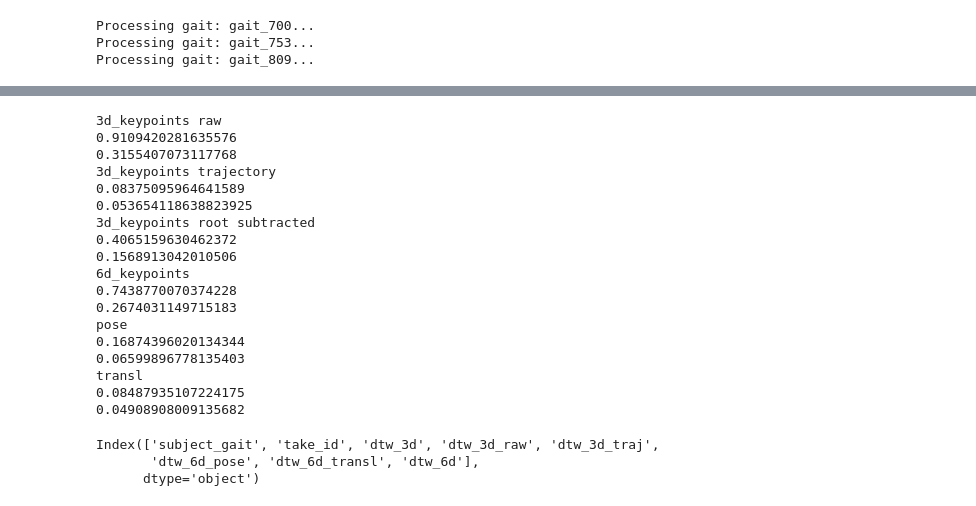
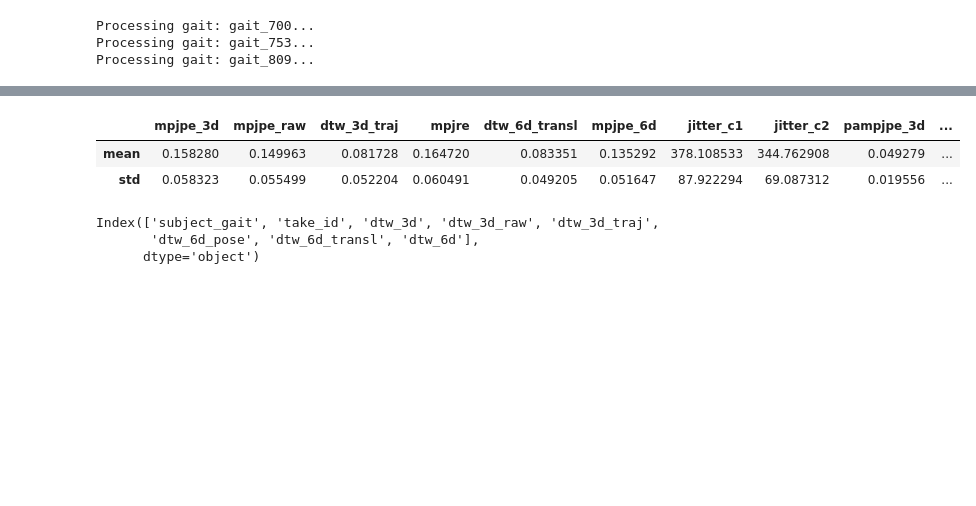
Before and after one commit to Rui1818/3d_motion_generation_cp, a Jupyter notebook: stats.ipynb, the cells around one changed output, grey strips where cells are left out. Saved outputs shown, nothing was run; the diff lists cells and outputs as text; code cells hidden in the pictures; blank space fills up the shorter version.

```diff
--- a/stats.ipynb
+++ b/stats.ipynb
@@ -350,41 +376,17 @@ df
 # %%
-print("3d_keypoints raw")
-print(df["dtw_3d_raw"].mean())
-print(df["dtw_3d_raw"].std())
-print("3d_keypoints trajectory")
-print(df["dtw_3d_traj"].mean())
-print(df["dtw_3d_traj"].std())
-print('3d_keypoints root subtracted')
-print(df["dtw_3d"].mean())
-print(df["dtw_3d"].std())
-print("6d_keypoints")
-print(df["dtw_6d"].mean())
-print(df["dtw_6d"].std())
-print("pose")
-print(df['dtw_6d_pose'].mean())
-print(df['dtw_6d_pose'].std())
-print("transl")
-print(df['dtw_6d_transl'].mean())
-print(df['dtw_6d_transl'].std())
+# List of columns to exclude
+exclude_cols = ['subject_gait', 'take_id', 'pampjpe_3d', 'mpjpe_raw']  # Add any other columns you want to exclude
+
+# Select all columns except the excluded ones and calculate mean and std
+# This assumes your dataframe is named 'df'
+stats = df.drop(columns=exclude_cols).agg(['mean', 'std'])
+
+# To view the results
+stats
 # %% [output]
-3d_keypoints raw
-0.9109420281635576
-0.3155407073117768
-3d_keypoints trajectory
-0.08375095964641589
-0.053654118638823925
-3d_keypoints root subtracted
-0.4065159630462372
-0.1568913042010506
-6d_keypoints
-0.7438770070374228
-0.2674031149715183
-pose
-0.16874396020134344
-0.06599896778135403
-transl
-0.08487935107224175
-0.04908908009135682
+|  | mpjpe_3d | mpjpe_raw | dtw_3d_traj | mpjre | dtw_6d_transl | mpjpe_6d | jitter_c1 | jitter_c2 | pampjpe_3d | ... |
+| mean | 0.158280 | 0.149963 | 0.081728 | 0.164720 | 0.083351 | 0.135292 | 378.108533 | 344.762908 | 0.049279 | ... |
+| std | 0.058323 | 0.055499 | 0.052204 | 0.060491 | 0.049205 | 0.051647 | 87.922294 | 69.087312 | 0.019556 | ... |
 # %%
 3d_keypoints raw
 0.9109420281635576
```
Also changed, not shown: parts of 33 cells of this notebook, 6 other files.
